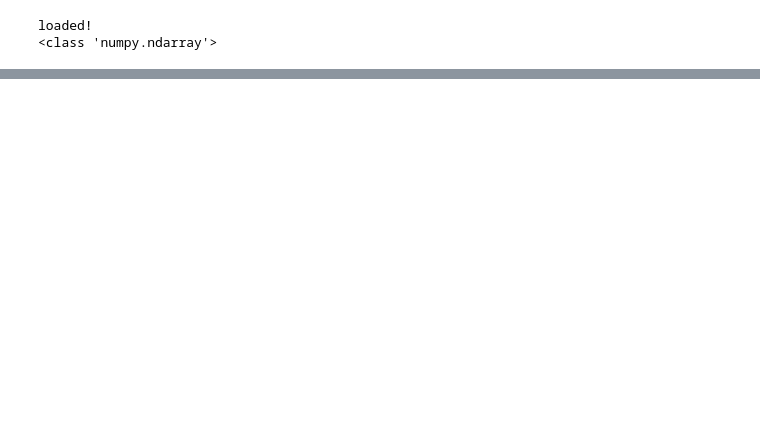
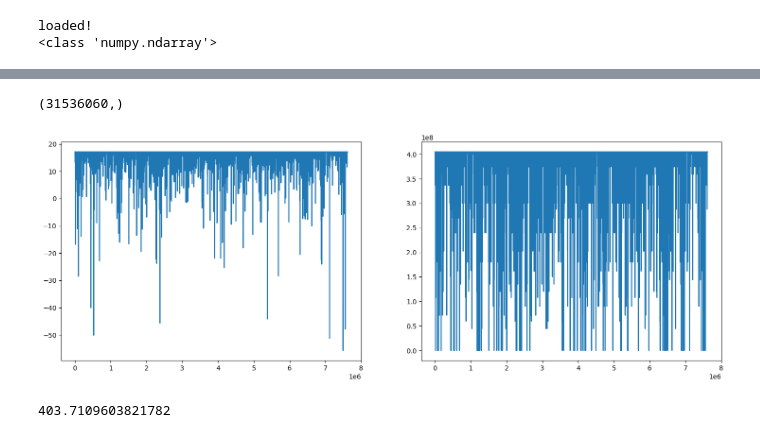
Before and after one commit to mani-sat/GODOTWork, a Jupyter notebook: rain_estimated.ipynb, the cells around one changed output, grey strips where cells are left out. Cells and saved outputs as stored; diff of their text form; code cells hidden in the pictures; blank space fills up the shorter version.

```diff
--- a/rain_estimated.ipynb
+++ b/rain_estimated.ipynb
@@ -90,0 +78,46 @@ link
+# %%
+from tqdm import tqdm
+
+
+link = mani_rain.link_budget_itu(nn, 100e6)
+dist = 384400e3
+
+n_rains = int(np.ceil(len(res.df) / 60))
+
+generator = np.random.default_rng()
+does_rain_p = generator.binomial(1, 0.01, n_rains)
+
+hmr = generator.uniform(0.01, 1, sum(does_rain_p))
+idx = 0
+
+rainrates = np.empty_like(does_rain_p)
+for i, _ in enumerate(tqdm(rainrates)):
+    if does_rain_p[i] > 0:
+        link.rain_model.p = hmr[idx]
+        rainrates[i] = link.rain_model.rain_rate
+        idx += 1
+    else:
+        rainrates[i] = 0
+rainrates = np.repeat(rainrates, 60)
+print(rainrates.shape)
+
+
+snrs = np.empty(len(elevations))
+rates = np.empty(len(elevations))
+
+for i, elev in enumerate(tqdm(elevations)):
+    snrs[i] = link.snr_at_t(dist, elev, rainrates[i])
+    rates[i] = link.dvb_s2_cap(snrs[i])
+# %% [output]
+(31536060,)
+# %%
+fig = plt.figure(figsize=(18, 6))
+ax0, ax1 = fig.subplots(1,2)
+ax0.plot(snrs)
+#ax0.set_ylim(-3, 10)
+ax1.plot(rates)
+plt.show()
+print(np.mean(rates) / 1e6)
+# %% [output]
+[figure, added]
+403.7109603821782
```
Also changed, not shown: parts of 5 cells of this notebook.
